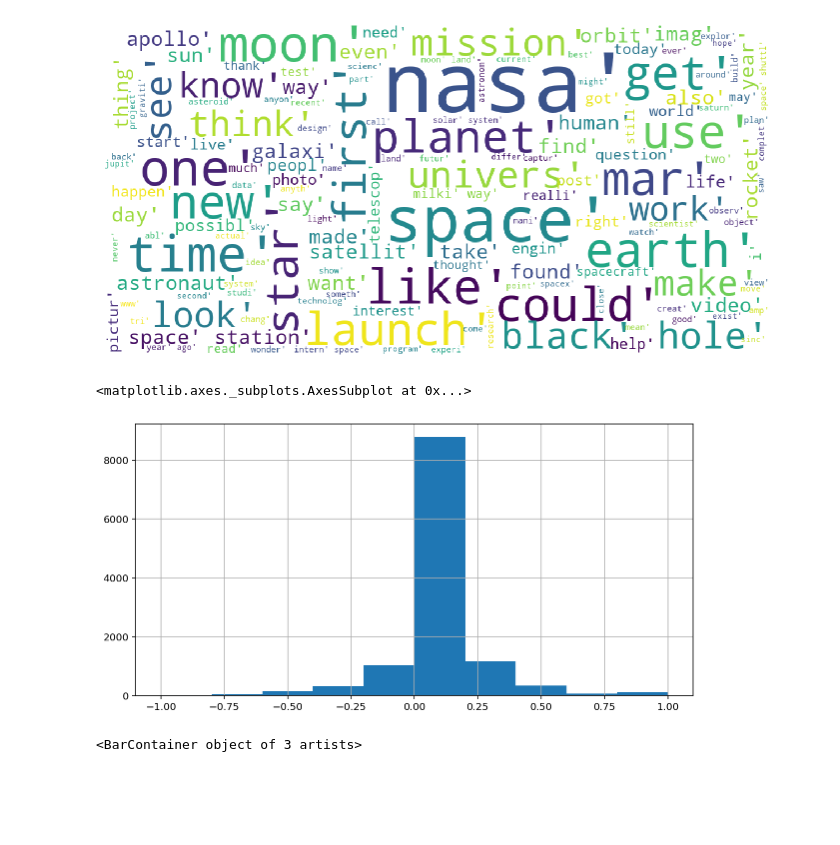
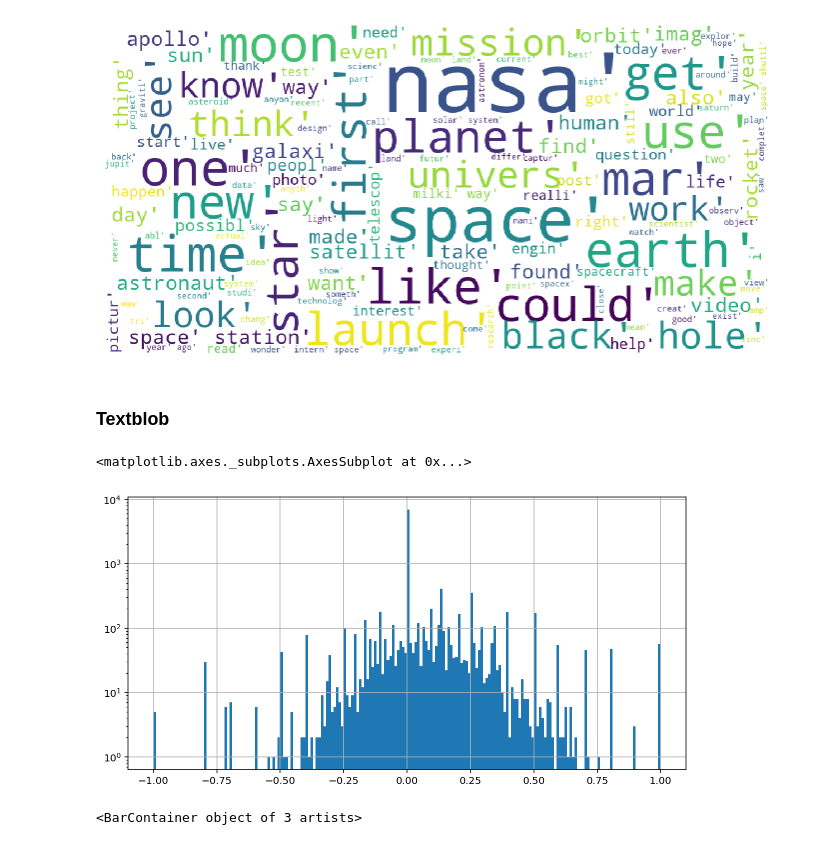
Before and after one commit to Atashnezhad/NLP_Proj2, a Jupyter notebook: Codes/P03_Exploratory data analysis.ipynb, the cells around one changed output. Saved outputs shown, nothing was run; the diff lists cells and outputs as text; code cells hidden in the pictures; blank space fills up the shorter version.

```diff
--- a/Codes/P03_Exploratory data analysis.ipynb
+++ b/Codes/P03_Exploratory data analysis.ipynb
@@ -454,6 +454,8 @@ def show_wordcloud(data):
 show_wordcloud(corpus)
 # %% [output]
 [figure]
+# %% [markdown]
+### Textblob
 # %%
 # !pip install textblob
 # %%
@@ -461,14 +463,14 @@ from textblob import TextBlob
 # %%
 def polarity(text):
     return TextBlob(text).sentiment.polarity
 
 df_reddit['polarity_score']=df_reddit['text_merged'].apply(lambda x : polarity(x))
 
 plt.figure(figsize=(10,5))
-df_reddit['polarity_score'].hist()
+df_reddit['polarity_score'].hist(bins=200, log=True)
 # %% [output]
 <matplotlib.axes._subplots.AxesSubplot at 0x...>
-[figure, old version]
+[figure, new version]
 # %%
 def sentiment(x):
     if x<0:
```
Also changed, not shown: parts of 14 cells of this notebook.
